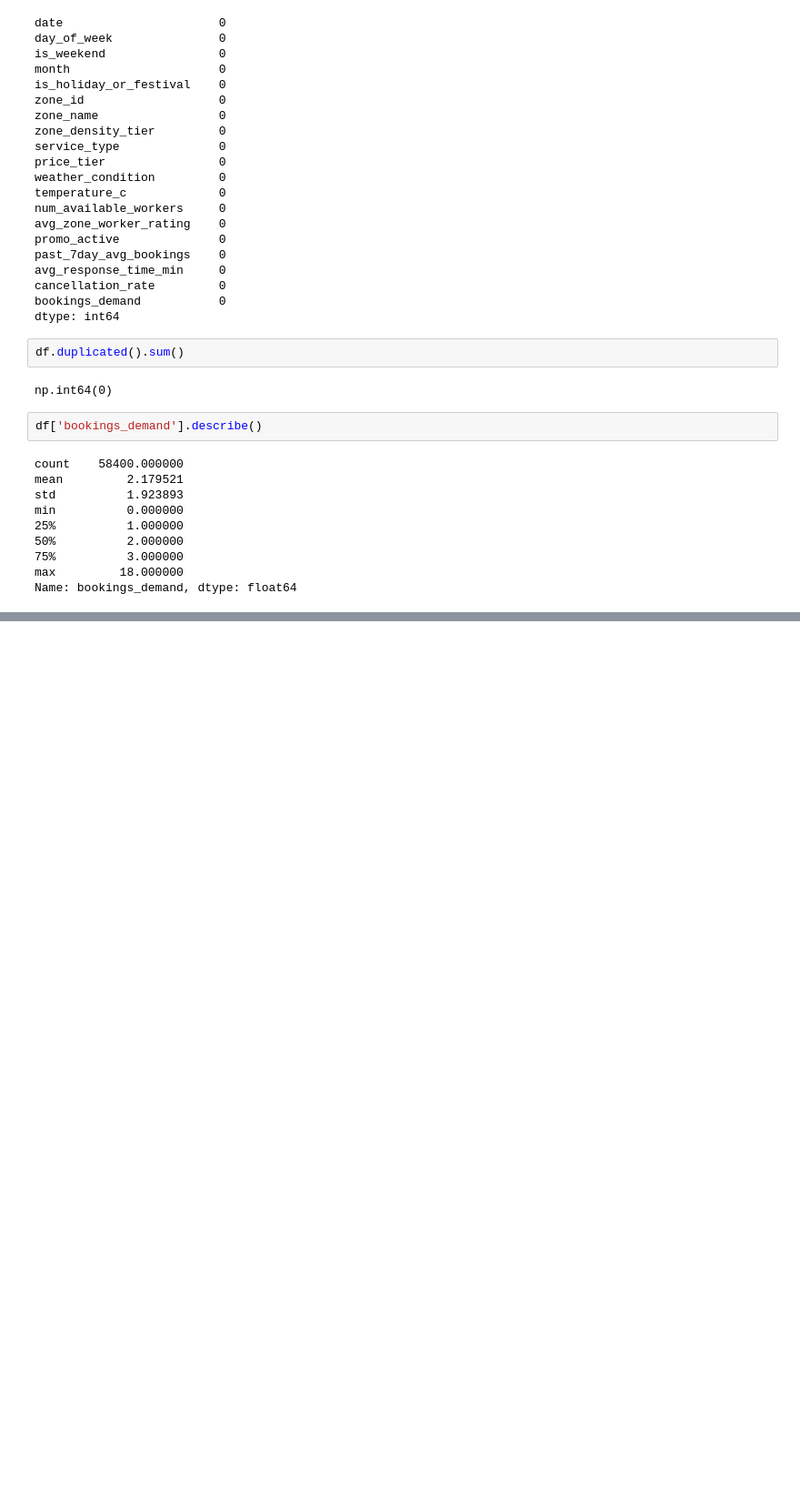
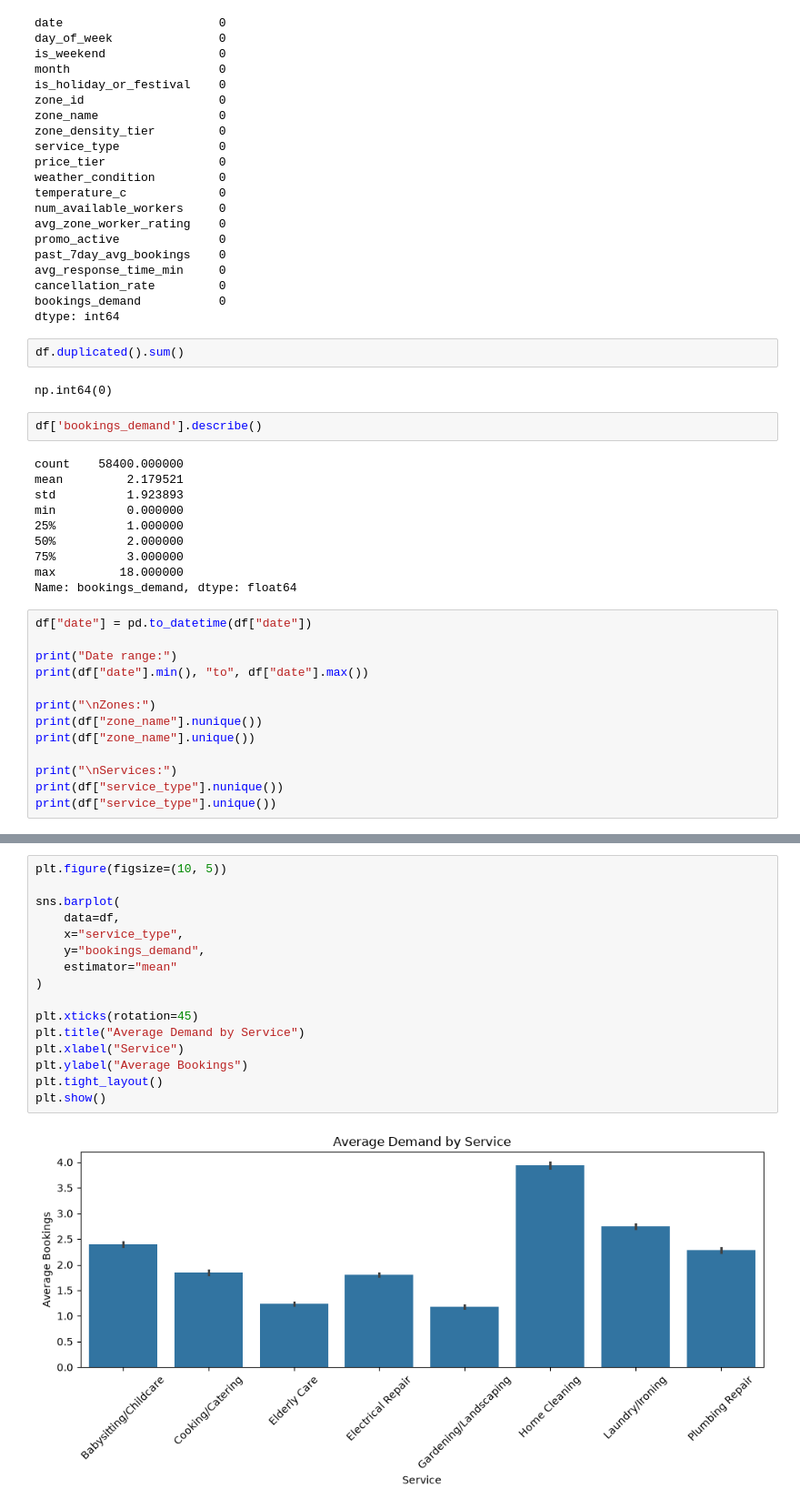
Before and after one commit to Akashat-Tiwari/KaryaSahyog, a Jupyter notebook: ai-ml/notebooks/01eda.ipynb, the cells around one changed output, grey strips where cells are left out. Shown at 91% size. Saved outputs shown, nothing was run; the diff lists cells and outputs as text; blank space fills up the shorter version.

```diff
--- a/ai-ml/notebooks/01eda.ipynb
+++ b/ai-ml/notebooks/01eda.ipynb
@@ -87,3 +87,16 @@ min          0.000000
 75%          3.000000
 max         18.000000
 Name: bookings_demand, dtype: float64
+# %%
+df["date"] = pd.to_datetime(df["date"])
+
+print("Date range:")
+print(df["date"].min(), "to", df["date"].max())
+
+print("\nZones:")
+print(df["zone_name"].nunique())
+print(df["zone_name"].unique())
+
+print("\nServices:")
+print(df["service_type"].nunique())
+print(df["service_type"].unique())
@@ -89,0 +142,18 @@ Name: bookings_demand, dtype: float64
+# %%
+plt.figure(figsize=(10, 5))
+
+sns.barplot(
+    data=df,
+    x="service_type",
+    y="bookings_demand",
+    estimator="mean"
+)
+
+plt.xticks(rotation=45)
+plt.title("Average Demand by Service")
+plt.xlabel("Service")
+plt.ylabel("Average Bookings")
+plt.tight_layout()
+plt.show()
+# %% [output]
+[figure, added]
```
Also changed, not shown: parts of 87 cells of this notebook, 4 other files.
